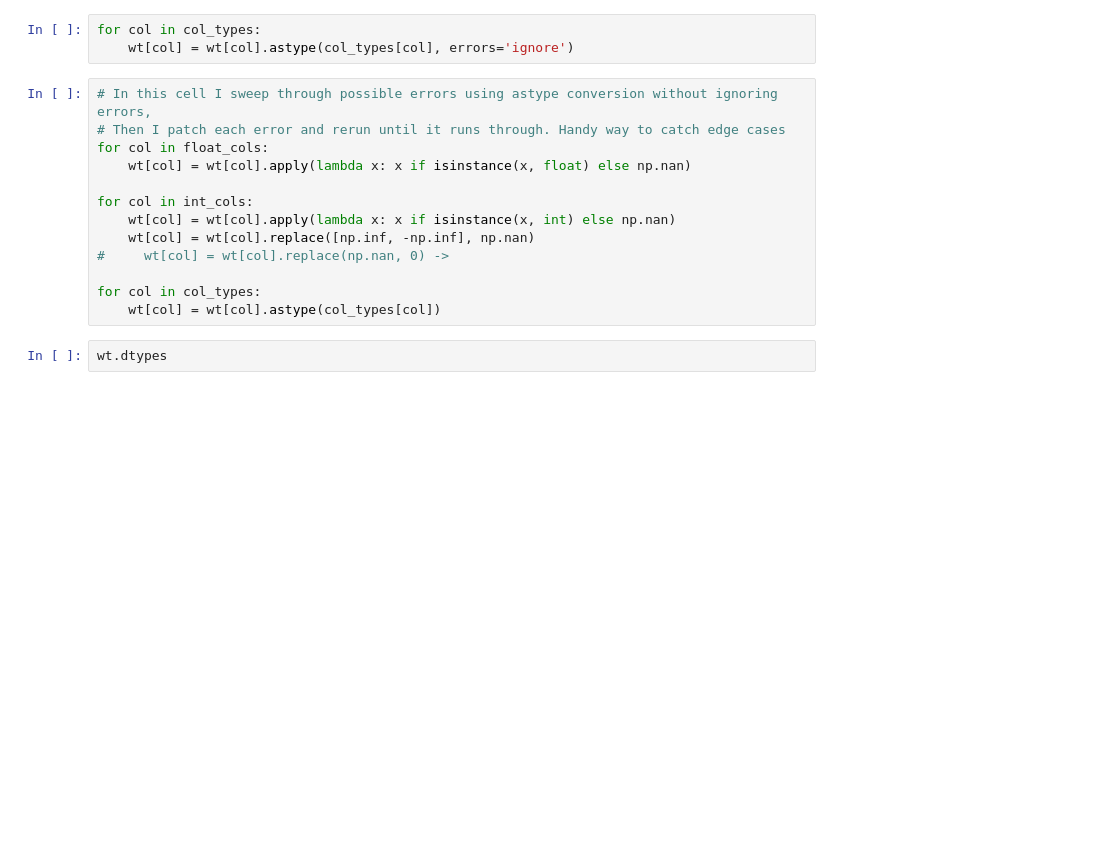
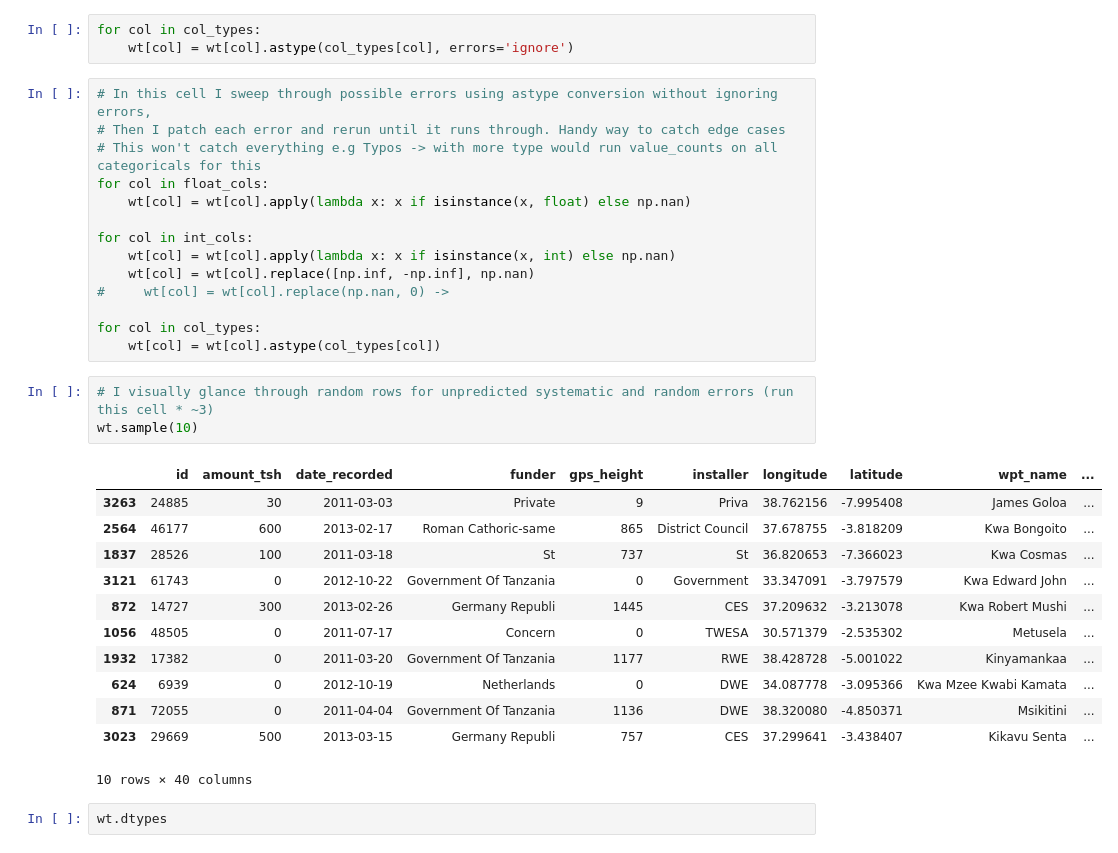
Before and after one commit to colemai/water_table_anlaysis, a Jupyter notebook: main.ipynb, the cells around one changed output. Saved outputs shown, nothing was run; the diff lists cells and outputs as text; blank space fills up the shorter version.

```diff
--- a/main.ipynb
+++ b/main.ipynb
@@ -116,6 +123,7 @@ for col in col_types:
 # %%
 # In this cell I sweep through possible errors using astype conversion without ignoring errors,
 # Then I patch each error and rerun until it runs through. Handy way to catch edge cases
+# This won't catch everything e.g Typos -> with more type would run value_counts on all categoricals for this
 for col in float_cols:
     wt[col] = wt[col].apply(lambda x: x if isinstance(x, float) else np.nan)
 
@@ -126,6 +134,22 @@ for col in int_cols:
 
 for col in col_types:
     wt[col] = wt[col].astype(col_types[col])
+# %%
+# I visually glance through random rows for unpredicted systematic and random errors (run this cell * ~3)
+wt.sample(10)
+# %% [output]
+|  | id | amount_tsh | date_recorded | funder | gps_height | installer | longitude | latitude | wpt_name | ... |
+| 3263 | 24885 | 30 | 2011-03-03 | Private | 9 | Priva | 38.762156 | -7.995408 | James Goloa | ... |
+| 2564 | 46177 | 600 | 2013-02-17 | Roman Cathoric-same | 865 | District Council | 37.678755 | -3.818209 | Kwa Bongoito | ... |
+| 1837 | 28526 | 100 | 2011-03-18 | St | 737 | St | 36.820653 | -7.366023 | Kwa Cosmas | ... |
+| 3121 | 61743 | 0 | 2012-10-22 | Government Of Tanzania | 0 | Government | 33.347091 | -3.797579 | Kwa Edward John | ... |
+| 872 | 14727 | 300 | 2013-02-26 | Germany Republi | 1445 | CES | 37.209632 | -3.213078 | Kwa Robert Mushi | ... |
+| 1056 | 48505 | 0 | 2011-07-17 | Concern | 0 | TWESA | 30.571379 | -2.535302 | Metusela | ... |
+| 1932 | 17382 | 0 | 2011-03-20 | Government Of Tanzania | 1177 | RWE | 38.428728 | -5.001022 | Kinyamankaa | ... |
+| 624 | 6939 | 0 | 2012-10-19 | Netherlands | 0 | DWE | 34.087778 | -3.095366 | Kwa Mzee Kwabi Kamata | ... |
+| 871 | 72055 | 0 | 2011-04-04 | Government Of Tanzania | 1136 | DWE | 38.320080 | -4.850371 | Msikitini | ... |
+| 3023 | 29669 | 500 | 2013-03-15 | Germany Republi | 757 | CES | 37.299641 | -3.438407 | Kikavu Senta | ... |
+10 rows × 40 columns
 # %%
 wt.dtypes
 # %% [output]
```
Also changed, not shown: parts of 9 cells of this notebook, 1 other file.
